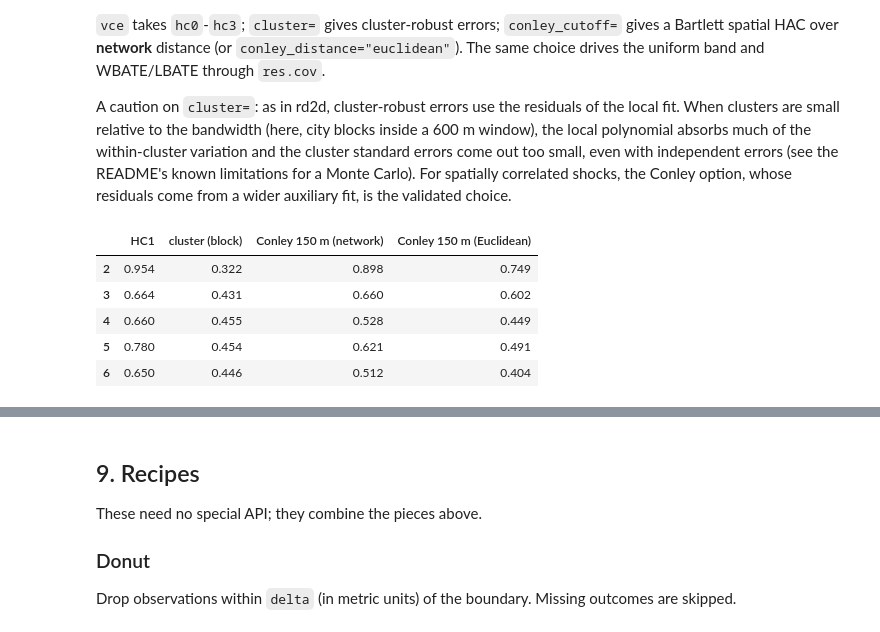
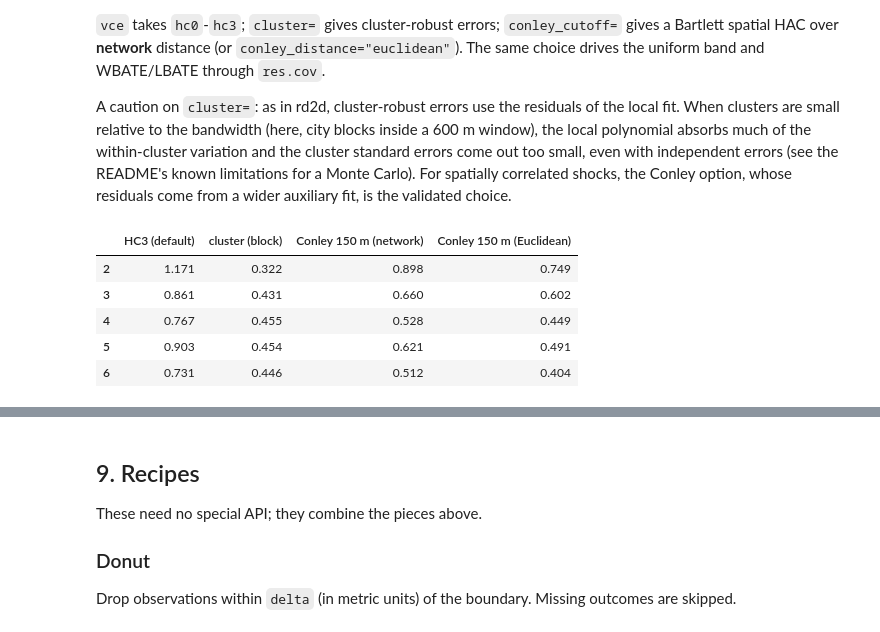
Before and after one commit to zwinship/rd2dnet, a Jupyter notebook: examples/tutorial.ipynb, the cells around one changed output, grey strips where cells are left out. Cells and saved outputs as stored; diff of their text form; code cells hidden in the pictures.

Commit message:
Python: warnings for unjoined line ends and default speeds; tutorial and docstring fixes
Co-Authored-By: Claude Opus 5.5 <noreply@anthropic.com>

```diff
--- a/examples/tutorial.ipynb
+++ b/examples/tutorial.ipynb
@@ -307,17 +307,17 @@ Conley option, whose residuals come from a wider auxiliary fit, is the validated
 # %%
 y_ = y
 fits = {
-    "HC1": rd2dnet.rdnet(y_, coords, h=600.0, seed=0),
+    "HC3 (default)": rd2dnet.rdnet(y_, coords, h=600.0, seed=0),
     "cluster (block)": rd2dnet.rdnet(y_, coords, h=600.0, cluster=obs["block"], seed=0),
     "Conley 150 m (network)": rd2dnet.rdnet(y_, coords, h=600.0, conley_cutoff=150.0, seed=0),
     "Conley 150 m (Euclidean)": rd2dnet.rdnet(y_, coords, h=600.0, conley_cutoff=150.0,
                                               conley_distance="euclidean", seed=0),
 }
 pd.DataFrame({k: r.table["se_rb"] for k, r in fits.items()}).dropna().round(3).head()
 # %% [output]
-|  | HC1 | cluster (block) | Conley 150 m (network) | Conley 150 m (Euclidean) |
-| 2 | 0.954 | 0.322 | 0.898 | 0.749 |
-| 3 | 0.664 | 0.431 | 0.660 | 0.602 |
-| 4 | 0.660 | 0.455 | 0.528 | 0.449 |
-| 5 | 0.780 | 0.454 | 0.621 | 0.491 |
-| 6 | 0.650 | 0.446 | 0.512 | 0.404 |
+|  | HC3 (default) | cluster (block) | Conley 150 m (network) | Conley 150 m (Euclidean) |
+| 2 | 1.171 | 0.322 | 0.898 | 0.749 |
+| 3 | 0.861 | 0.431 | 0.660 | 0.602 |
+| 4 | 0.767 | 0.455 | 0.528 | 0.449 |
+| 5 | 0.903 | 0.454 | 0.621 | 0.491 |
+| 6 | 0.731 | 0.446 | 0.512 | 0.404 |
```
Also changed, not shown: parts of 17 cells of this notebook, 6 other files.
